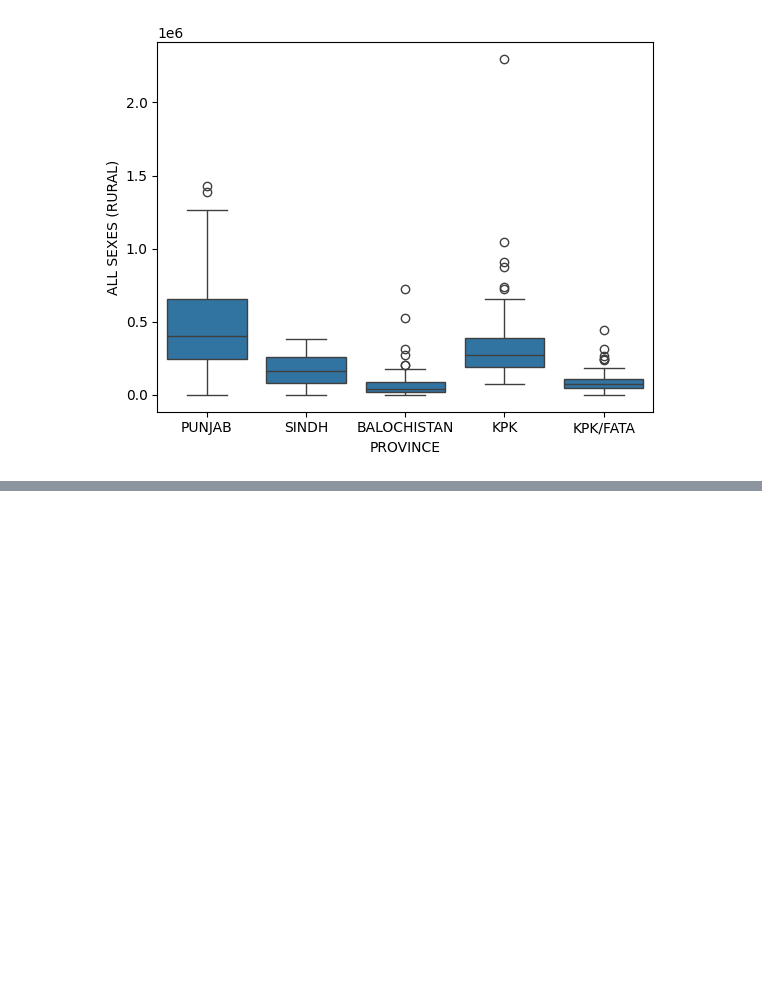
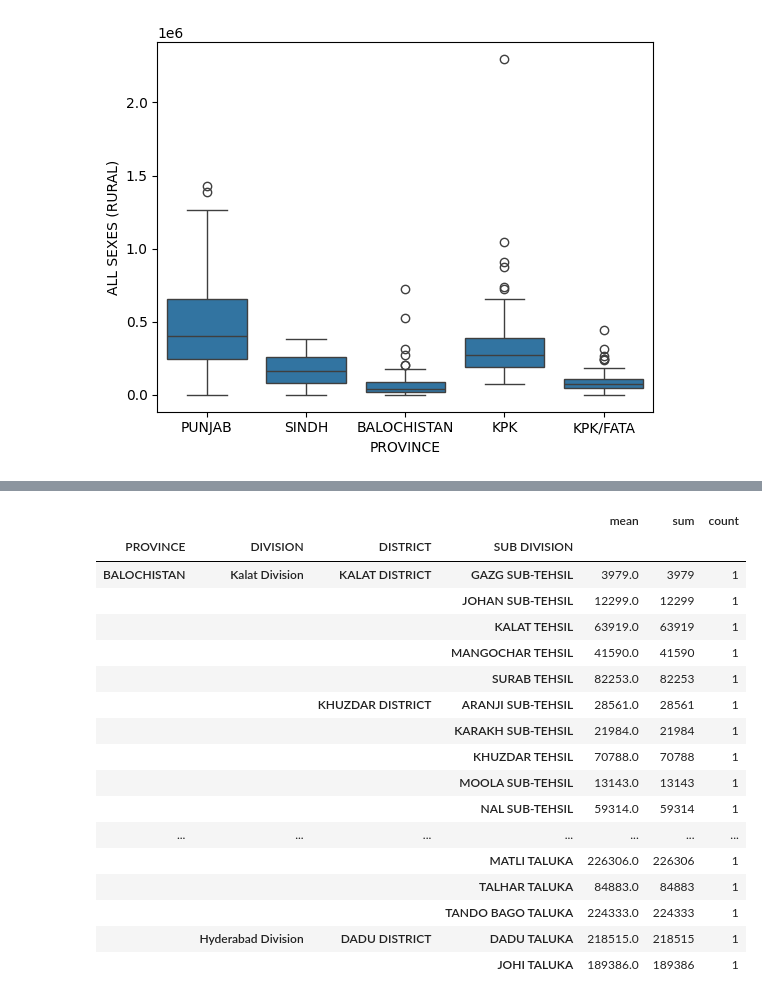
Before and after one commit to AltafHussain533/python-for-data-science, a Jupyter notebook: pandas_tips_trick/02_pandas_on_pak_pop.ipynb, the cells around one changed output, grey strips where cells are left out. Saved outputs shown, nothing was run; the diff lists cells and outputs as text; code cells hidden in the pictures; blank space fills up the shorter version.

```diff
--- a/pandas_tips_trick/02_pandas_on_pak_pop.ipynb
+++ b/pandas_tips_trick/02_pandas_on_pak_pop.ipynb
@@ -256,0 +390,23 @@ sns.boxplot(df, y='ALL SEXES (RURAL)', x='PROVINCE')
+# %%
+df.groupby(['PROVINCE', 'DIVISION', 'DISTRICT', 'SUB DIVISION'])['POPULATION 1998 (RURAL)'].agg(['mean', 'sum', 'count'])
+# calculates the average, total, and count of rural population from the year 1998 for every unique sub-division,
+#  nested hierarchically inside its district, division, and province.
+# %% [output]
+|  |  |  |  | mean | sum | count |
+| PROVINCE | DIVISION | DISTRICT | SUB DIVISION |  |  |  |
+| BALOCHISTAN | Kalat Division | KALAT DISTRICT | GAZG SUB-TEHSIL | 3979.0 | 3979 | 1 |
+|  |  |  | JOHAN SUB-TEHSIL | 12299.0 | 12299 | 1 |
+|  |  |  | KALAT TEHSIL | 63919.0 | 63919 | 1 |
+|  |  |  | MANGOCHAR TEHSIL | 41590.0 | 41590 | 1 |
+|  |  |  | SURAB TEHSIL | 82253.0 | 82253 | 1 |
+|  |  | KHUZDAR DISTRICT | ARANJI SUB-TEHSIL | 28561.0 | 28561 | 1 |
+|  |  |  | KARAKH SUB-TEHSIL | 21984.0 | 21984 | 1 |
+|  |  |  | KHUZDAR TEHSIL | 70788.0 | 70788 | 1 |
+|  |  |  | MOOLA SUB-TEHSIL | 13143.0 | 13143 | 1 |
+|  |  |  | NAL SUB-TEHSIL | 59314.0 | 59314 | 1 |
+| ... | ... | ... | ... | ... | ... | ... |
+|  |  |  | MATLI TALUKA | 226306.0 | 226306 | 1 |
+|  |  |  | TALHAR TALUKA | 84883.0 | 84883 | 1 |
+|  |  |  | TANDO BAGO TALUKA | 224333.0 | 224333 | 1 |
+|  | Hyderabad Division | DADU DISTRICT | DADU TALUKA | 218515.0 | 218515 | 1 |
+|  |  |  | JOHI TALUKA | 189386.0 | 189386 | 1 |
```
Also changed, not shown: parts of 14 cells of this notebook.
